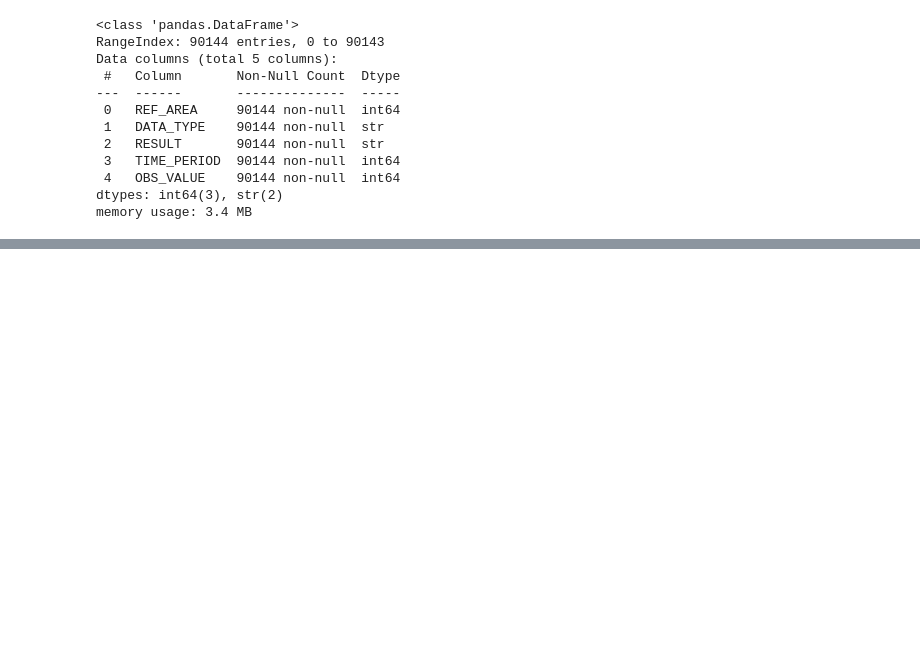
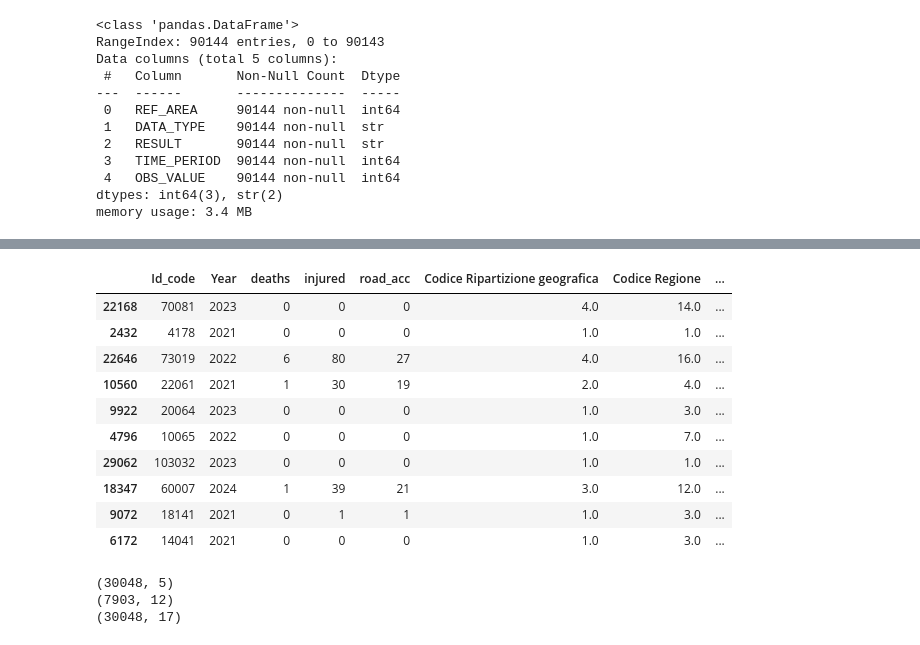
Before and after one commit to alessandropietrocarlo89-hub/final_exam_test, a Jupyter notebook: project.ipynb, the cells around one changed output, grey strips where cells are left out. Drawn from its saved outputs; the diff is of its cells as text; code cells hidden in the pictures; blank space fills up the shorter version.

```diff
--- a/project.ipynb
+++ b/project.ipynb
@@ -164,0 +230,2 @@ cars_accidents_2021_2025.sample(10)
+# %%
+comuni_italiani['Comune'] = comuni_italiani['Comune'].fillna('None')
@@ -164,0 +356,28 @@ cars_accidents_2021_2025.sample(10)
+# %%
+#after studying the two CSV files and cleaning and saving them, I will merge them
+istat_incidenti_stradali_comuni= pd.merge(cars_accidents_2021_2025,
+                                           comuni_italiani_clean,
+                                           left_on='Id_code',
+                                           right_on='Codice Comune (numerico)',
+                                           how='left')
+istat_incidenti_stradali_comuni.sample(10)
+# %% [output]
+|  | Id_code | Year | deaths | injured | road_acc | Codice Ripartizione geografica | Codice Regione | ... |
+| 22168 | 70081 | 2023 | 0 | 0 | 0 | 4.0 | 14.0 | ... |
+| 2432 | 4178 | 2021 | 0 | 0 | 0 | 1.0 | 1.0 | ... |
+| 22646 | 73019 | 2022 | 6 | 80 | 27 | 4.0 | 16.0 | ... |
+| 10560 | 22061 | 2021 | 1 | 30 | 19 | 2.0 | 4.0 | ... |
+| 9922 | 20064 | 2023 | 0 | 0 | 0 | 1.0 | 3.0 | ... |
+| 4796 | 10065 | 2022 | 0 | 0 | 0 | 1.0 | 7.0 | ... |
+| 29062 | 103032 | 2023 | 0 | 0 | 0 | 1.0 | 1.0 | ... |
+| 18347 | 60007 | 2024 | 1 | 39 | 21 | 3.0 | 12.0 | ... |
+| 9072 | 18141 | 2021 | 0 | 1 | 1 | 1.0 | 3.0 | ... |
+| 6172 | 14041 | 2021 | 0 | 0 | 0 | 1.0 | 3.0 | ... |
+# %%
+print(cars_accidents_2021_2025.shape)
+print(comuni_italiani_clean.shape)
+print(istat_incidenti_stradali_comuni.shape)
+# %% [output]
+(30048, 5)
+(7903, 12)
+(30048, 17)
```
Also changed, not shown: parts of 28 cells of this notebook, 2 other files.
